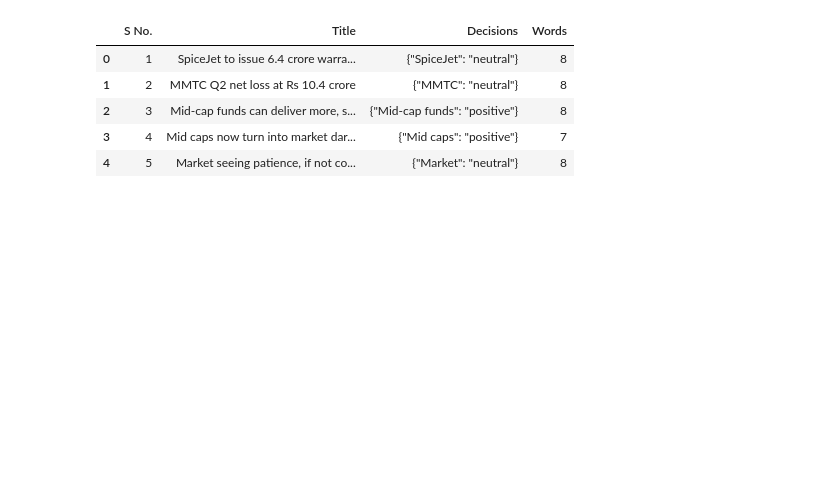
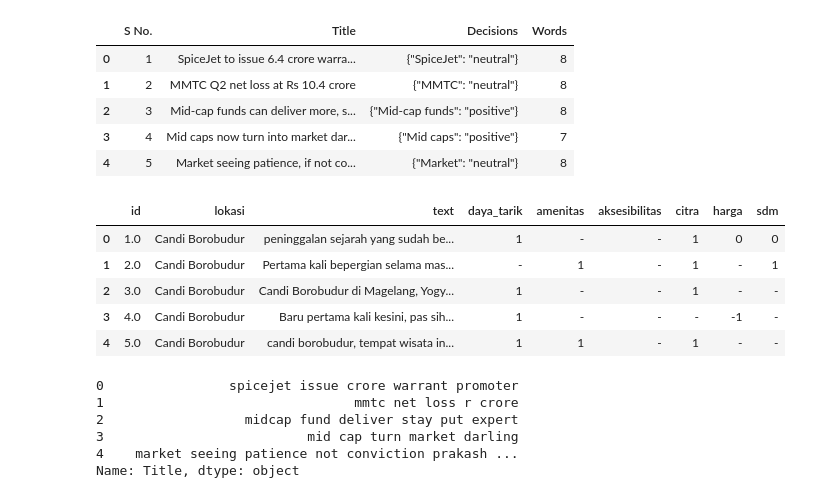
Before and after one commit to muftialroaz/nn-sentiment, a Jupyter notebook: cnn.ipynb, the cells around one changed output. Saved outputs shown, nothing was run; the diff lists cells and outputs as text; code cells hidden in the pictures; blank space fills up the shorter version.

```diff
--- a/cnn.ipynb
+++ b/cnn.ipynb
@@ -10,3 +19,15 @@ df.head()
 | 2 | 3 | Mid-cap funds can deliver more, s... | {"Mid-cap funds": "positive"} | 8 |
 | 3 | 4 | Mid caps now turn into market dar... | {"Mid caps": "positive"} | 7 |
 | 4 | 5 | Market seeing patience, if not co... | {"Market": "neutral"} | 8 |
+# %%
+candi = pd.read_excel('dataset/reviews_borobudur_prambanan_TripAdvisor_GMaps_all_tesis.xlsx')
+candi_clean = candi.dropna()
+# print("\nDrop rows with any NaN values:")
+candi_clean.head()
+# %% [output]
+|  | id | lokasi | text | daya_tarik | amenitas | aksesibilitas | citra | harga | sdm |
+| 0 | 1.0 | Candi Borobudur | peninggalan sejarah yang sudah be... | 1 | - | - | 1 | 0 | 0 |
+| 1 | 2.0 | Candi Borobudur | Pertama kali bepergian selama mas... | - | 1 | - | 1 | - | 1 |
+| 2 | 3.0 | Candi Borobudur | Candi Borobudur di Magelang, Yogy... | 1 | - | - | 1 | - | - |
+| 3 | 4.0 | Candi Borobudur | Baru pertama kali kesini, pas sih... | 1 | - | - | - | -1 | - |
+| 4 | 5.0 | Candi Borobudur | candi borobudur, tempat wisata in... | 1 | 1 | - | 1 | - | - |
@@ -12,0 +89,9 @@ df.head()
+# %%
+pre_sentfin.head()
+# %% [output]
+0                spicejet issue crore warrant promoter
+1                                mmtc net loss r crore
+2                  midcap fund deliver stay put expert
+3                          mid cap turn market darling
+4    market seeing patience not conviction prakash ...
+Name: Title, dtype: object
```
Also changed, not shown: parts of 14 cells of this notebook, 1 other file.
